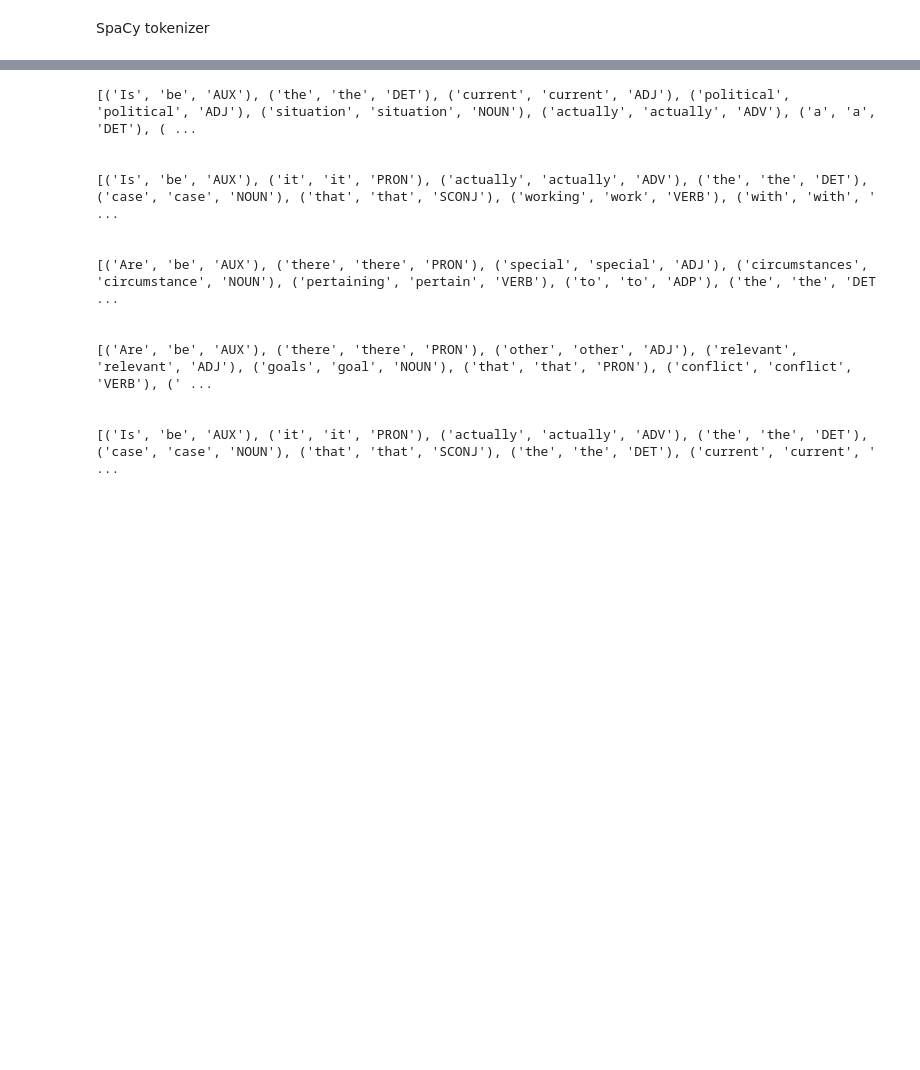
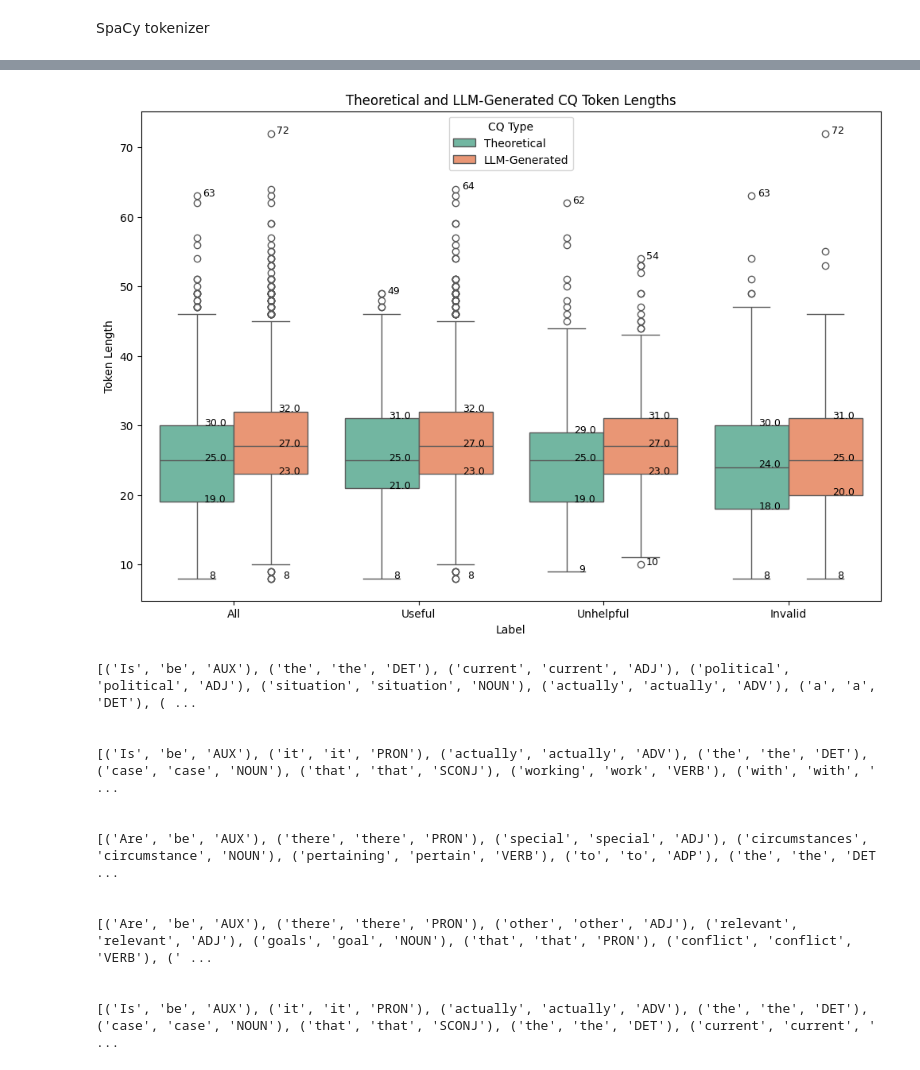
Before and after one commit to Ggenoni/ArgMining, a Jupyter notebook: validation_stats.ipynb, the cells around one changed output, grey strips where cells are left out. Drawn from its saved outputs; the diff is of its cells as text; code cells hidden in the pictures; blank space fills up the shorter version.

```diff
--- a/validation_stats.ipynb
+++ b/validation_stats.ipynb
@@ -797,3 +884,46 @@ Avg token length: 27.47
+# %%
+data = [
+    (theoretical_token_lengths, "All", "Theoretical"),
+    (theoretical_useful_token_lengths, "Useful", "Theoretical"),
+    (theoretical_unhelpful_token_lengths, "Unhelpful", "Theoretical"),
+    (theoretical_invalid_token_lengths, "Invalid", "Theoretical"),
+    (llm_token_lengths, "All", "LLM-Generated"),
+    (llm_useful_token_lengths, "Useful", "LLM-Generated"),
+    (llm_unhelpful_token_lengths, "Unhelpful", "LLM-Generated"),
+    (llm_invalid_token_lengths, "Invalid", "LLM-Generated"),
+]
+
+df = pd.DataFrame(
+    [(length, category, source) for lengths, category, source in data for length in lengths],
+    columns=["Token Length", "Category", "Source"]
+)
+
+plt.figure(figsize=(12, 8))
+ax = sns.boxplot(x="Category", y="Token Length", hue="Source", data=df, palette="Set2")
+
+for i, (token_lengths, category, source) in enumerate(data):
+    q1 = np.percentile(token_lengths, 25)
+    median = np.median(token_lengths)
+    q3 = np.percentile(token_lengths, 75)
+    min_val = np.min(token_lengths)
+    max_val = np.max(token_lengths)
+
+    x_pos = i % 4 - (-0.3 if source == "LLM-Generated" else 0.1)
+
+    ax.text(x_pos, min_val, f"{min_val}", horizontalalignment='right', size=9)
+    ax.text(x_pos, q1, f"{q1:.1f}", horizontalalignment='center', size=9)
+    ax.text(x_pos, median, f"{median:.1f}", horizontalalignment='center', size=9)
+    ax.text(x_pos, q3, f"{q3:.1f}", horizontalalignment='center', size=9)
+    ax.text(x_pos, max_val, f"{max_val}", horizontalalignment='right', size=9)
+
+plt.title("Theoretical and LLM-Generated CQ Token Lengths")
+plt.xlabel("Label")
+plt.ylabel("Token Length")
+plt.legend(title="CQ Type")
+
+plt.show()
+# %% [output]
+[figure, added]
 # %%
 for tokenized_cq in theoretical_tokenized_cqs[:5]:
     print([(token.text, token.lemma_, token.pos_) for token in tokenized_cq])
```
Also changed, not shown: parts of 12 cells of this notebook.
